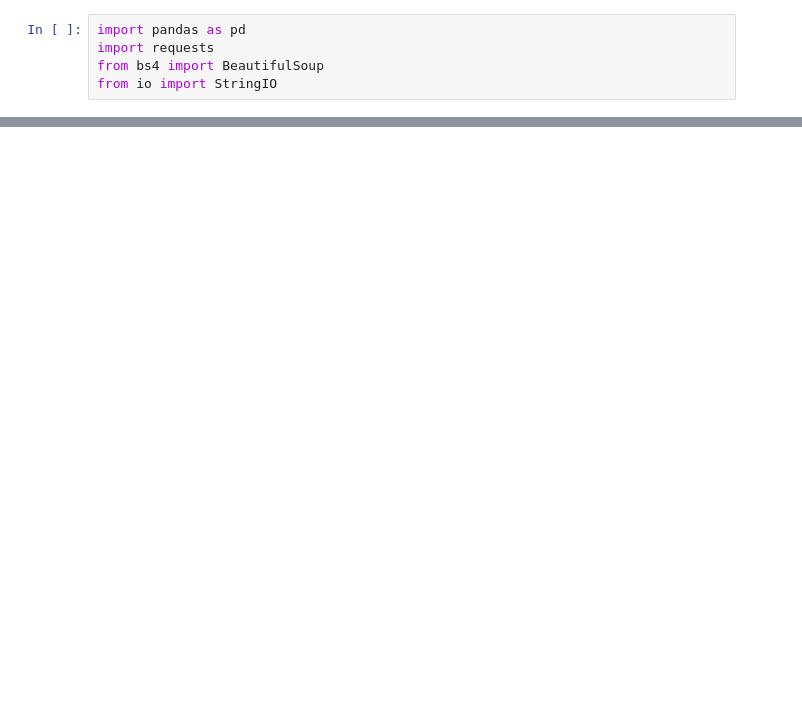
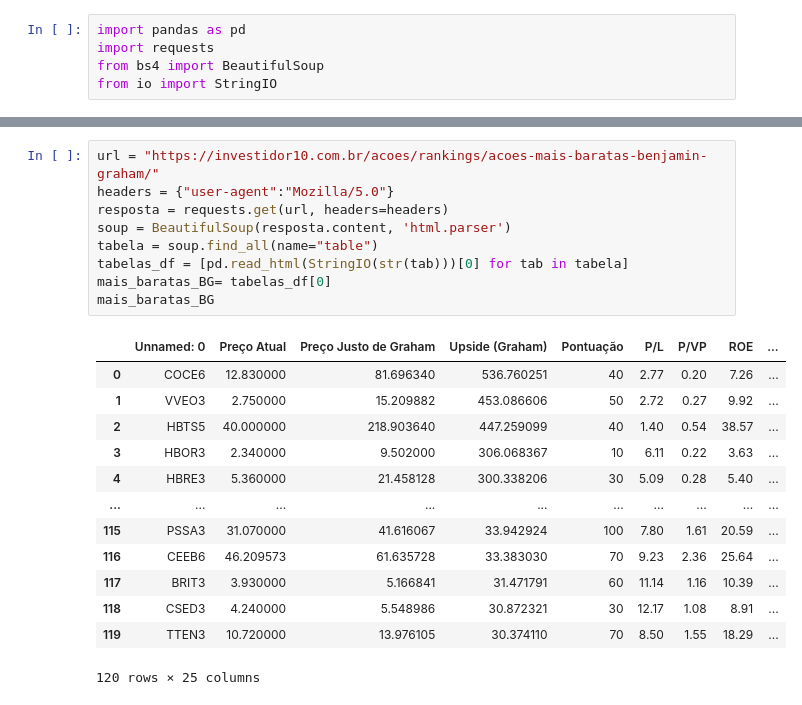
Before and after one commit to BrunoOJ/PYTHON-PARA-INVESTIMENTOS, a Jupyter notebook: Raspagem_de_dados.ipynb, the cells around one changed output, grey strips where cells are left out. Drawn from its saved outputs; the diff is of its cells as text; blank space fills up the shorter version.

```diff
--- a/Raspagem_de_dados.ipynb
+++ b/Raspagem_de_dados.ipynb
@@ -28,0 +171,23 @@ maior_DY
+# %%
+url = "https://investidor10.com.br/acoes/rankings/acoes-mais-baratas-benjamin-graham/"
+headers = {"user-agent":"Mozilla/5.0"}
+resposta = requests.get(url, headers=headers)
+soup = BeautifulSoup(resposta.content, 'html.parser')
+tabela = soup.find_all(name="table")
+tabelas_df = [pd.read_html(StringIO(str(tab)))[0] for tab in tabela]
+mais_baratas_BG= tabelas_df[0]
+mais_baratas_BG
+# %% [output]
+|  | Unnamed: 0 | Preço Atual | Preço Justo de Graham | Upside (Graham) | Pontuação | P/L | P/VP | ROE | ... |
+| 0 | COCE6 | 12.830000 | 81.696340 | 536.760251 | 40 | 2.77 | 0.20 | 7.26 | ... |
+| 1 | VVEO3 | 2.750000 | 15.209882 | 453.086606 | 50 | 2.72 | 0.27 | 9.92 | ... |
+| 2 | HBTS5 | 40.000000 | 218.903640 | 447.259099 | 40 | 1.40 | 0.54 | 38.57 | ... |
+| 3 | HBOR3 | 2.340000 | 9.502000 | 306.068367 | 10 | 6.11 | 0.22 | 3.63 | ... |
+| 4 | HBRE3 | 5.360000 | 21.458128 | 300.338206 | 30 | 5.09 | 0.28 | 5.40 | ... |
+| ... | ... | ... | ... | ... | ... | ... | ... | ... | ... |
+| 115 | PSSA3 | 31.070000 | 41.616067 | 33.942924 | 100 | 7.80 | 1.61 | 20.59 | ... |
+| 116 | CEEB6 | 46.209573 | 61.635728 | 33.383030 | 70 | 9.23 | 2.36 | 25.64 | ... |
+| 117 | BRIT3 | 3.930000 | 5.166841 | 31.471791 | 60 | 11.14 | 1.16 | 10.39 | ... |
+| 118 | CSED3 | 4.240000 | 5.548986 | 30.872321 | 30 | 12.17 | 1.08 | 8.91 | ... |
+| 119 | TTEN3 | 10.720000 | 13.976105 | 30.374110 | 70 | 8.50 | 1.55 | 18.29 | ... |
+120 rows × 25 columns
```
Also changed, not shown: parts of 15 cells of this notebook.
